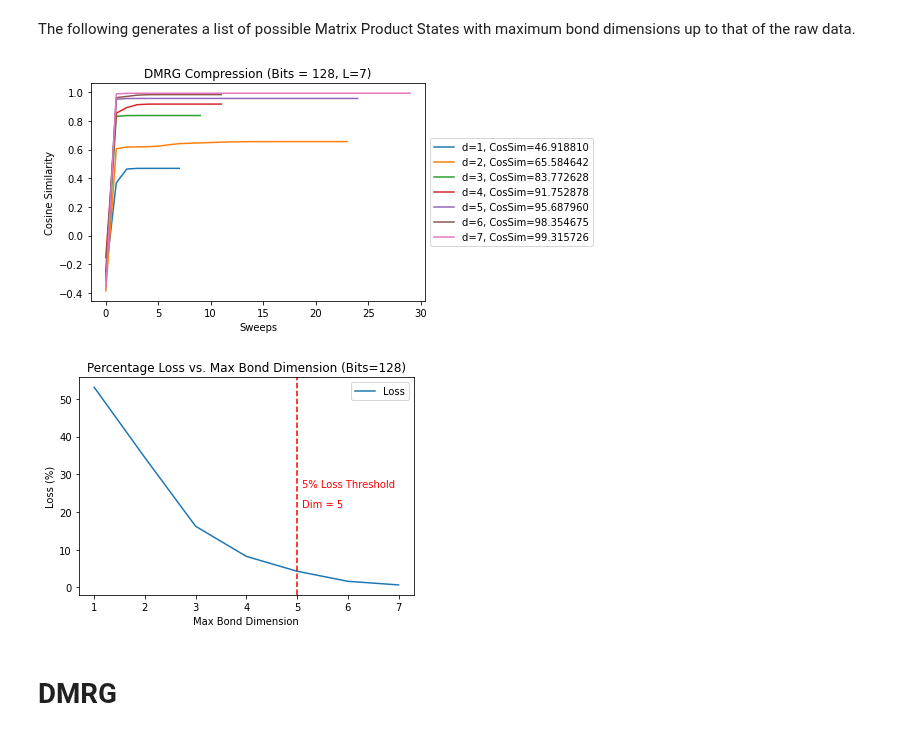
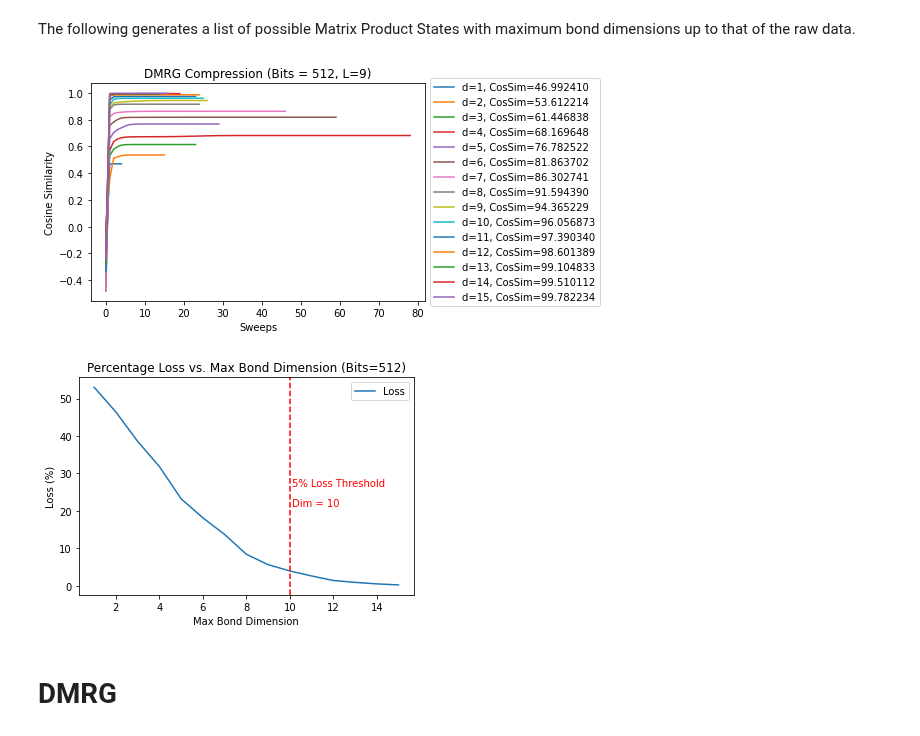
Before and after one commit to aaronleesander/DMRG-inspired-Algorithms-for-Neural-Network-Compression, a Jupyter notebook: main.ipynb, the cells around one changed output. Cells and saved outputs as stored; diff of their text form; code cells hidden in the pictures.

```diff
--- a/main.ipynb
+++ b/main.ipynb
@@ -31,11 +30,11 @@ The following generates a list of possible Matrix Product States with maximum bo
 # %%
 # Physical dimension
 d = 2
-data = rawData(bits=128, phys_dim=d)
+data = rawData(bits=512, phys_dim=d)
 compressed_data = compressedData(data.MPS, phys_dim=d)
 # %% [output]
-[figure, old version]
+[figure, new version]
-[figure, old version]
+[figure, new version]
 # %% [markdown]
 # DMRG
 # %%
```
Also changed, not shown: parts of 2 cells of this notebook, 4 other files.
